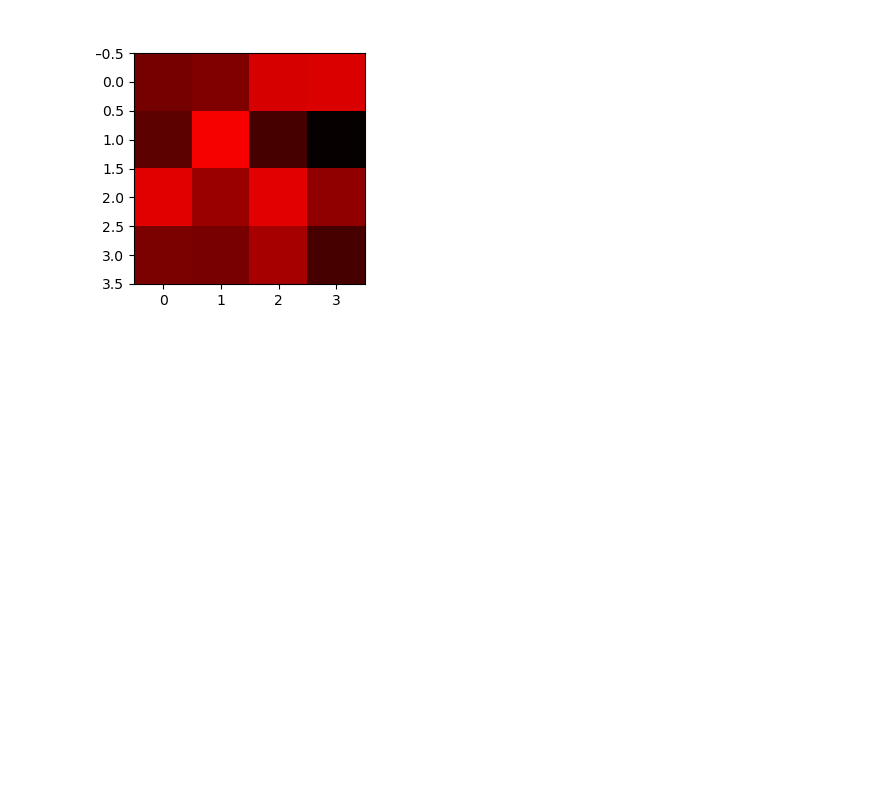
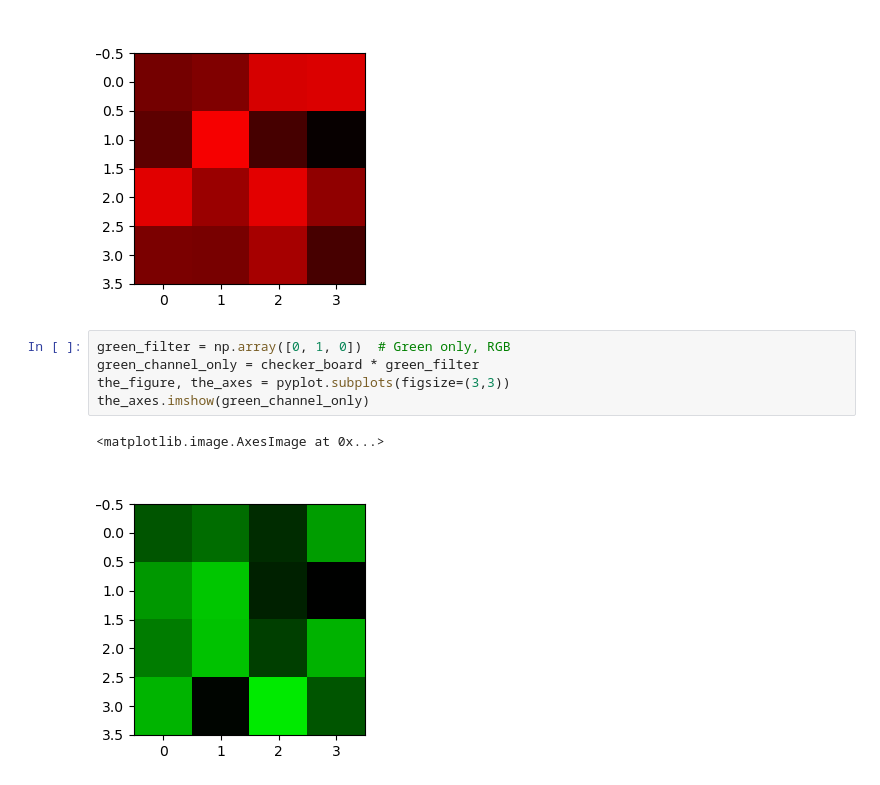
Before and after one commit to joejcollins/aqua-marina, a Jupyter notebook: note_books/020_loading_images.ipynb, the cells around one changed output. Saved outputs shown, nothing was run; the diff lists cells and outputs as text; blank space fills up the shorter version.

```diff
--- a/note_books/020_loading_images.ipynb
+++ b/note_books/020_loading_images.ipynb
@@ -146,3 +189,11 @@ the_axes.imshow(red_channel_only)
 # %% [output]
 <matplotlib.image.AxesImage at 0x...>
 [figure]
+# %%
+green_filter = np.array([0, 1, 0])  # Green only, RGB
+green_channel_only = checker_board * green_filter
+the_figure, the_axes = pyplot.subplots(figsize=(3,3))
+the_axes.imshow(green_channel_only)
+# %% [output]
+<matplotlib.image.AxesImage at 0x...>
+[figure, added]
```
Also changed, not shown: parts of 7 cells of this notebook, 4 other files.
